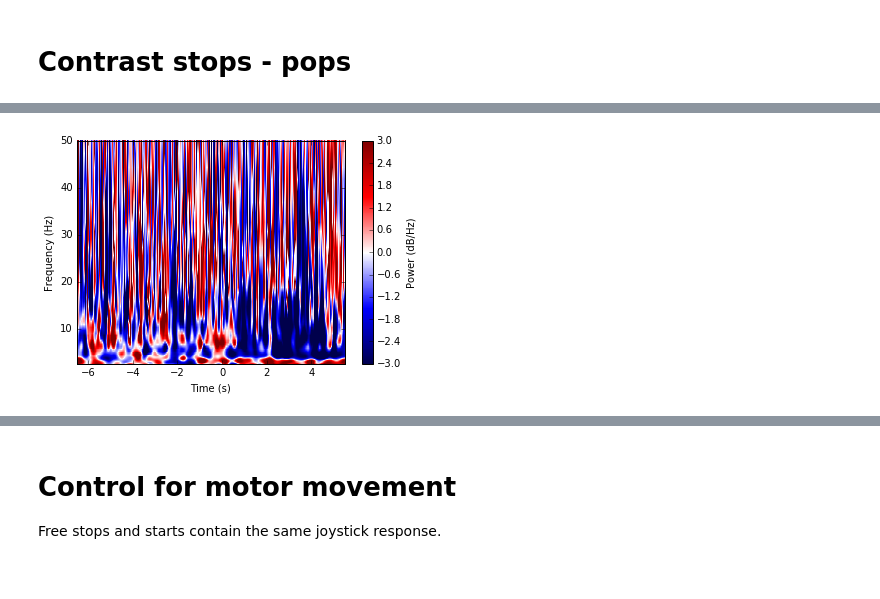
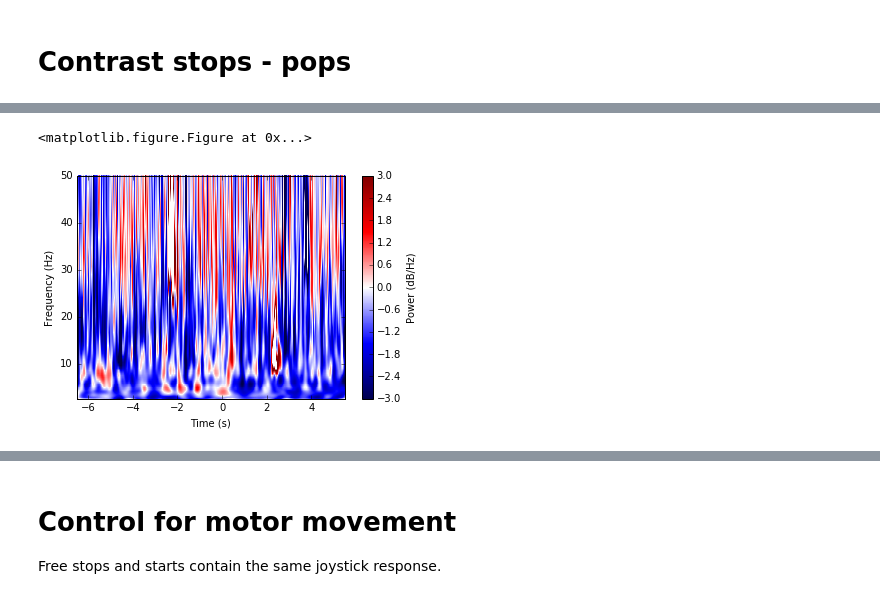
Before and after one commit to jmxpearson/bart_analysis, a Jupyter notebook: time_frequency_grand_mean.ipynb, the cells around one changed output, grey strips where cells are left out. Drawn from its saved outputs; the diff is of its cells as text; code cells hidden in the pictures.

```diff
--- a/time_frequency_grand_mean.ipynb
+++ b/time_frequency_grand_mean.ipynb
@@ -28,5 +28,5 @@ freqs = np.exp(np.linspace(np.log(2.5), np.log(50)))
 niter = 100
 thresh = (0.025, 0.975)
 clim = (-3, 3)
-baseline_interval = (-2, -1.5)  # (-1.5, -1.35)
-nf = phys.norm_by_mean(baseline_interval)
+baseline_interval = (-6, 5)  # (-1.5, -1.35)
+nf = Normalizer(baseline_interval) #phys.norm_by_mean(baseline_interval)
@@ -37,3 +35,5 @@ tuplist = [tuple(d) for _, d in dsets.iterrows()]
+# %%
+tuplist = [tuple(d) for _, d in dsets.iterrows()]
 # %% [markdown]
 # Contrast stops - pops
 # %%
@@ -53,10 +66,12 @@ img0 = np.mean(ss[labels == 0], axis=0)
 img1 = np.mean(ss[labels == 1], axis=0)
 cont = img0/img1
 # %%
+plt.figure(figsize=(10, 10))
 T = len(taxis)
 make_plot(cont, taxis, faxis, rasterized=True, cmap='seismic', clim=clim);
 # %% [output]
+<matplotlib.figure.Figure at 0x...>
-[figure, old version]
+[figure, new version]
 # %%
 %%time
 
```
Also changed, not shown: parts of 8 cells of this notebook, 1 other file.
